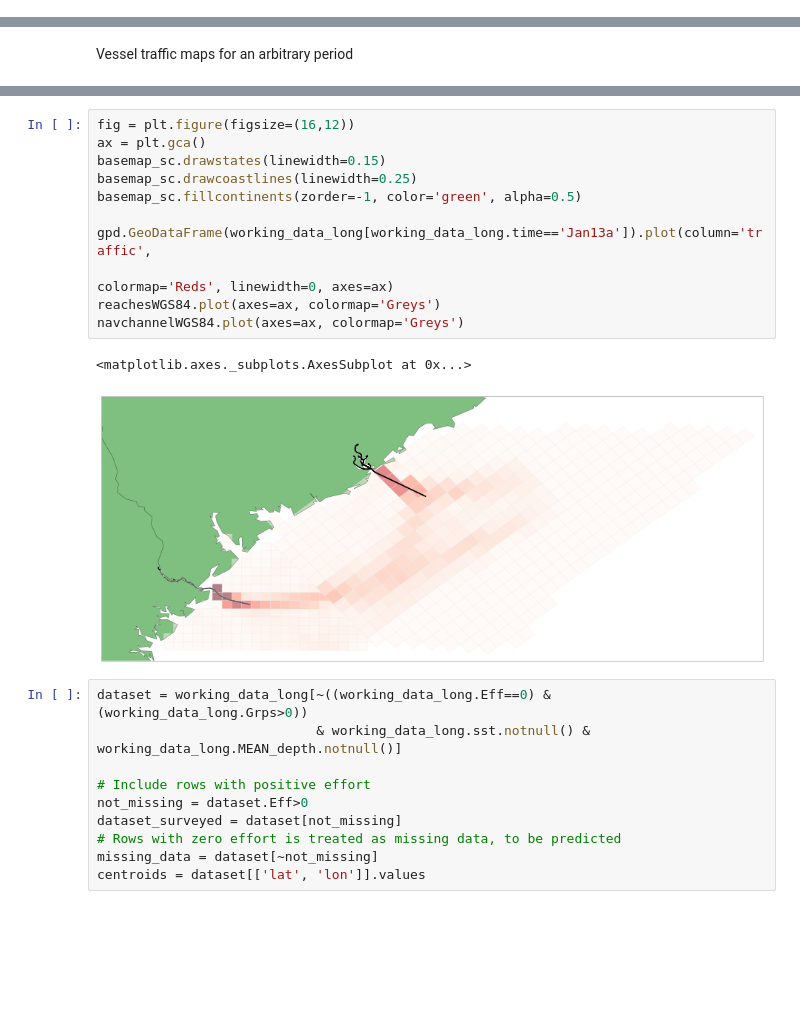
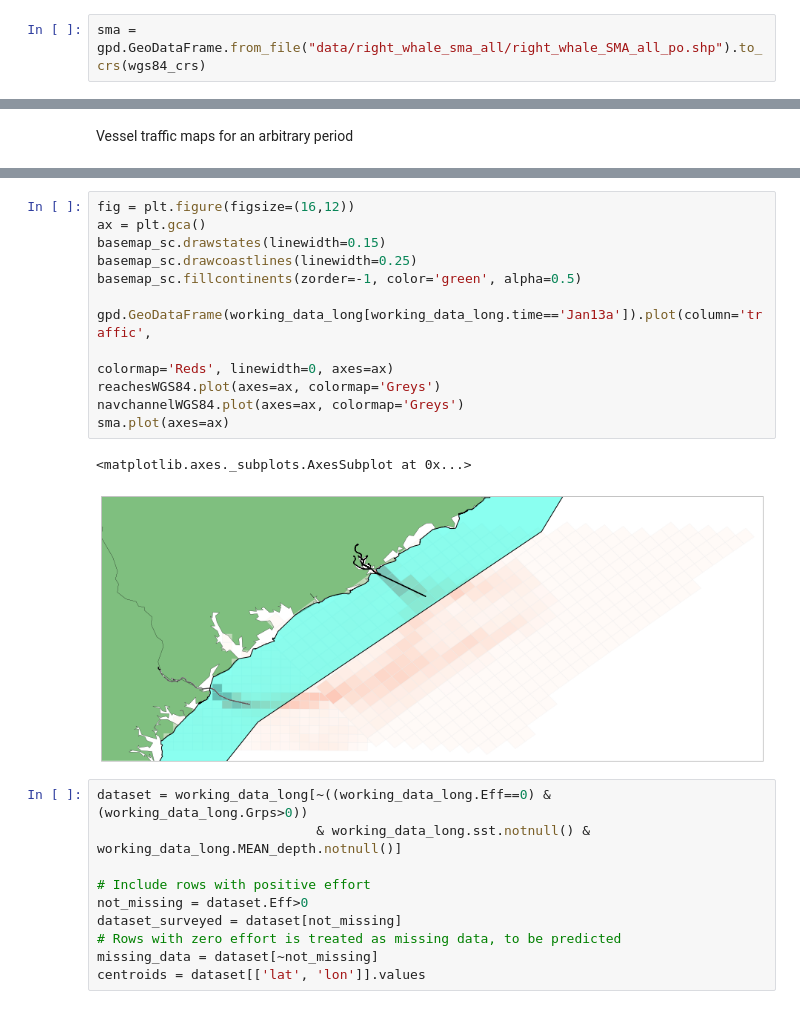
Before and after one commit to fonnesbeck/CharlestonLanesAnalysis, a Jupyter notebook: Charleston Shipping Lanes Analysis.ipynb, the cells around one changed output, grey strips where cells are left out. Saved outputs shown, nothing was run; the diff lists cells and outputs as text; blank space fills up the shorter version.

```diff
--- a/Charleston Shipping Lanes Analysis.ipynb
+++ b/Charleston Shipping Lanes Analysis.ipynb
@@ -87,3 +91,5 @@ reachesWGS84 = reaches.to_crs(wgs84_crs)
+# %%
+sma = gpd.GeoDataFrame.from_file("data/right_whale_sma_all/right_whale_SMA_all_po.shp").to_crs(wgs84_crs)
 # %% [markdown]
 Set up base map of SC region for visualization
 # %%
@@ -243,17 +256,18 @@ basemap_sc.proj4string
 # %%
 fig = plt.figure(figsize=(16,12))
 ax = plt.gca()
 basemap_sc.drawstates(linewidth=0.15)
 basemap_sc.drawcoastlines(linewidth=0.25)
 basemap_sc.fillcontinents(zorder=-1, color='green', alpha=0.5)
 
 gpd.GeoDataFrame(working_data_long[working_data_long.time=='Jan13a']).plot(column='traffic',
                                                                            colormap='Reds', linewidth=0, axes=ax)
 reachesWGS84.plot(axes=ax, colormap='Greys')
 navchannelWGS84.plot(axes=ax, colormap='Greys')
+sma.plot(axes=ax)
 # %% [output]
 <matplotlib.axes._subplots.AxesSubplot at 0x...>
-[figure, old version]
+[figure, new version]
 # %%
 dataset = working_data_long[~((working_data_long.Eff==0) & (working_data_long.Grps>0))
                             & working_data_long.sst.notnull() & working_data_long.MEAN_depth.notnull()]
```
Also changed, not shown: parts of 14 cells of this notebook, 32 other files.
